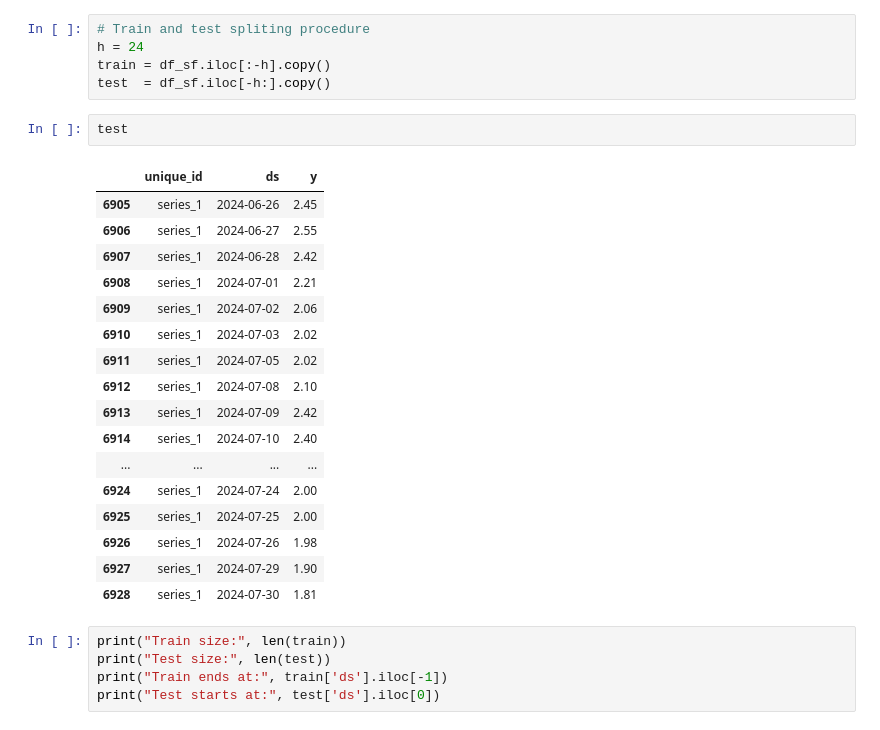
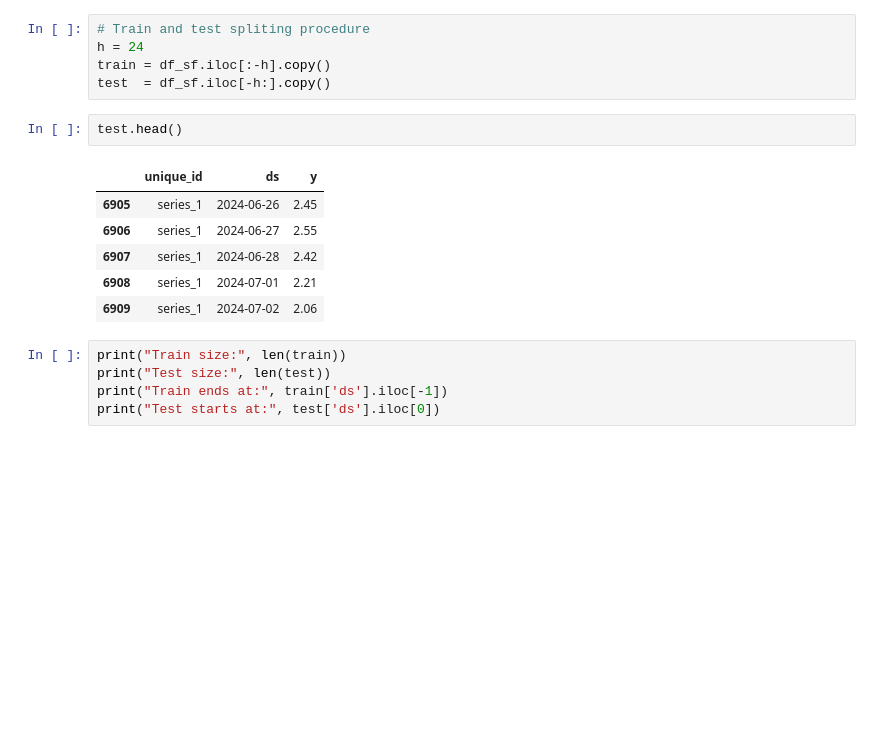
Before and after one commit to rifat01-rahman/Project-of-Python, a Jupyter notebook: States_model_ensembling.ipynb, the cells around one changed output. Drawn from its saved outputs; the diff is of its cells as text; blank space fills up the shorter version.

```diff
--- a/States_model_ensembling.ipynb
+++ b/States_model_ensembling.ipynb
@@ -401,25 +376,14 @@ h = 24
 train = df_sf.iloc[:-h].copy()
 test  = df_sf.iloc[-h:].copy()
 # %%
-test
+test.head()
 # %% [output]
 |  | unique_id | ds | y |
 | 6905 | series_1 | 2024-06-26 | 2.45 |
 | 6906 | series_1 | 2024-06-27 | 2.55 |
 | 6907 | series_1 | 2024-06-28 | 2.42 |
 | 6908 | series_1 | 2024-07-01 | 2.21 |
 | 6909 | series_1 | 2024-07-02 | 2.06 |
-| 6910 | series_1 | 2024-07-03 | 2.02 |
-| 6911 | series_1 | 2024-07-05 | 2.02 |
-| 6912 | series_1 | 2024-07-08 | 2.10 |
-| 6913 | series_1 | 2024-07-09 | 2.42 |
-| 6914 | series_1 | 2024-07-10 | 2.40 |
-| ... | ... | ... | ... |
-| 6924 | series_1 | 2024-07-24 | 2.00 |
-| 6925 | series_1 | 2024-07-25 | 2.00 |
-| 6926 | series_1 | 2024-07-26 | 1.98 |
-| 6927 | series_1 | 2024-07-29 | 1.90 |
-| 6928 | series_1 | 2024-07-30 | 1.81 |
 # %%
 print("Train size:", len(train))
 print("Test size:", len(test))
```
Also changed, not shown: parts of 19 cells of this notebook.
